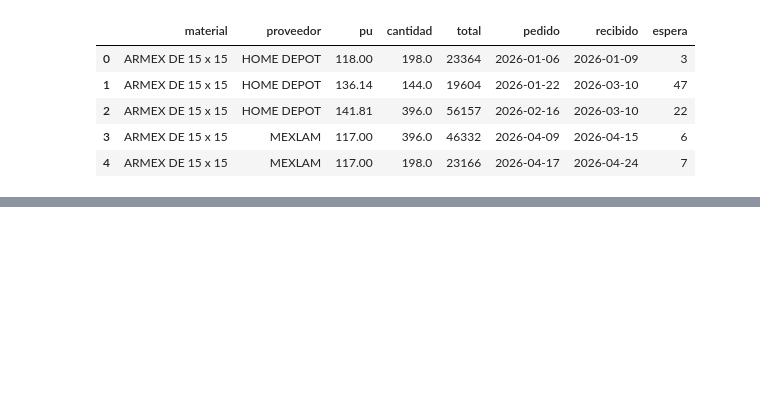
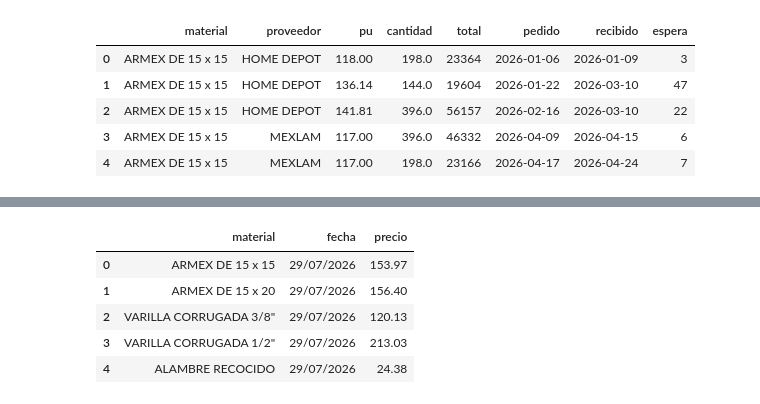
Before and after one commit to aguamelsu/steel_stock_management, a Jupyter notebook: notebooks/exploration.ipynb, the cells around one changed output, grey strips where cells are left out. Saved outputs shown, nothing was run; the diff lists cells and outputs as text; code cells hidden in the pictures; blank space fills up the shorter version.

```diff
--- a/notebooks/exploration.ipynb
+++ b/notebooks/exploration.ipynb
@@ -489,0 +490,12 @@ plt.show()
+# %%
+prices_ws = sheet.worksheet('precios')
+prices_df_raw = pd.DataFrame(prices_ws.get_all_records())
+
+prices_df_raw.head()
+# %% [output]
+|  | material | fecha | precio |
+| 0 | ARMEX DE 15 x 15 | 29/07/2026 | 153.97 |
+| 1 | ARMEX DE 15 x 20 | 29/07/2026 | 156.40 |
+| 2 | VARILLA CORRUGADA 3/8" | 29/07/2026 | 120.13 |
+| 3 | VARILLA CORRUGADA 1/2" | 29/07/2026 | 213.03 |
+| 4 | ALAMBRE RECOCIDO | 29/07/2026 | 24.38 |
```
Also changed, not shown: parts of 14 cells of this notebook, 7 other files.
